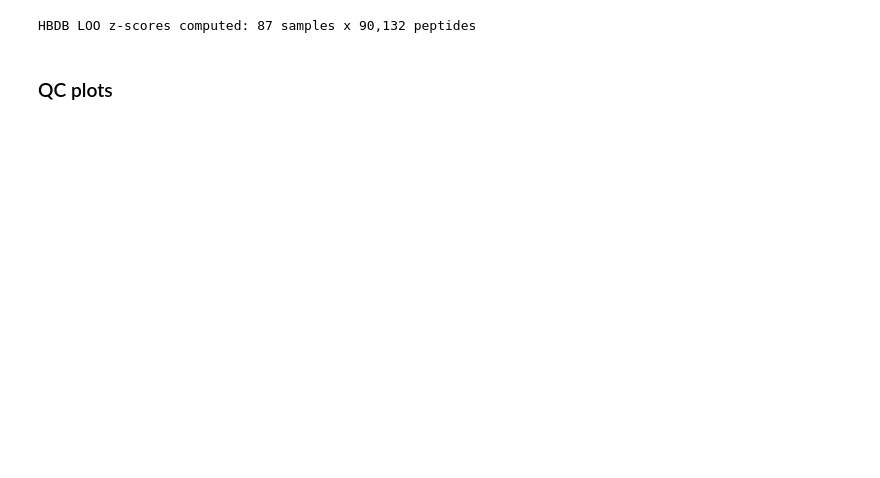
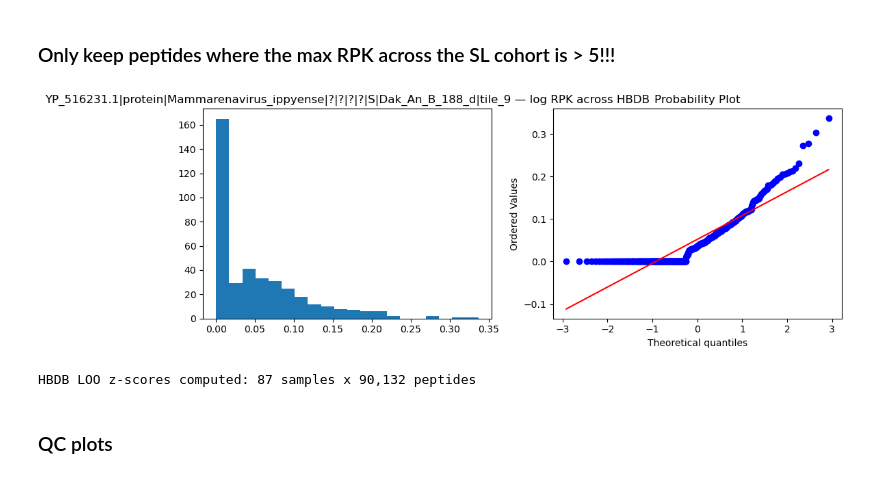
Before and after one commit to sporak577/lasv_phipseq_2026, a Jupyter notebook: peptide_hitcalling_0831326.ipynb, the cells around one changed output. Saved outputs shown, nothing was run; the diff lists cells and outputs as text; code cells hidden in the pictures; blank space fills up the shorter version.

Commit message:
peptides are now filtered out before z score analysis if the max RPK value across the SL cohort is less or equal 5. so the filter was used max RPK > 5

```diff
--- a/peptide_hitcalling_0831326.ipynb
+++ b/peptide_hitcalling_0831326.ipynb
@@ -17,3 +21,7 @@ protein_metadata = pd.read_csv("lassa_library_sequences_species_standardized_070
+# %% [markdown]
+### Only keep peptides where the max RPK across the SL cohort is > 5!!!
+# %%
+cohort_df = cohort_df[cohort_df.max(axis=1) > 5]
 # %%
 import numpy as np
 
@@ -39,0 +34,18 @@ z_mat.to_csv('z_score_df_SL_over_US_083126.csv')
+# %%
+import numpy as np
+import matplotlib.pyplot as plt
+import scipy.stats as stats
+
+
+peptide_id = log_mat.index[10000]  # or any specific peptide you want to spot-check
+peptide_values = log_mat.loc[peptide_id].dropna()
+peptide_values_log = np.log10(peptide_values + 1)
+
+fig, axes = plt.subplots(1, 2, figsize=(10, 4))
+axes[0].hist(peptide_values_log, bins=20)
+axes[0].set_title(f'{peptide_id} — log RPK across HBDB')
+stats.probplot(peptide_values_log, dist='norm', plot=axes[1])
+plt.tight_layout()
+plt.show()
+# %% [output]
+[figure, added]
```
Also changed, not shown: parts of 7 cells of this notebook, 1 other file.
